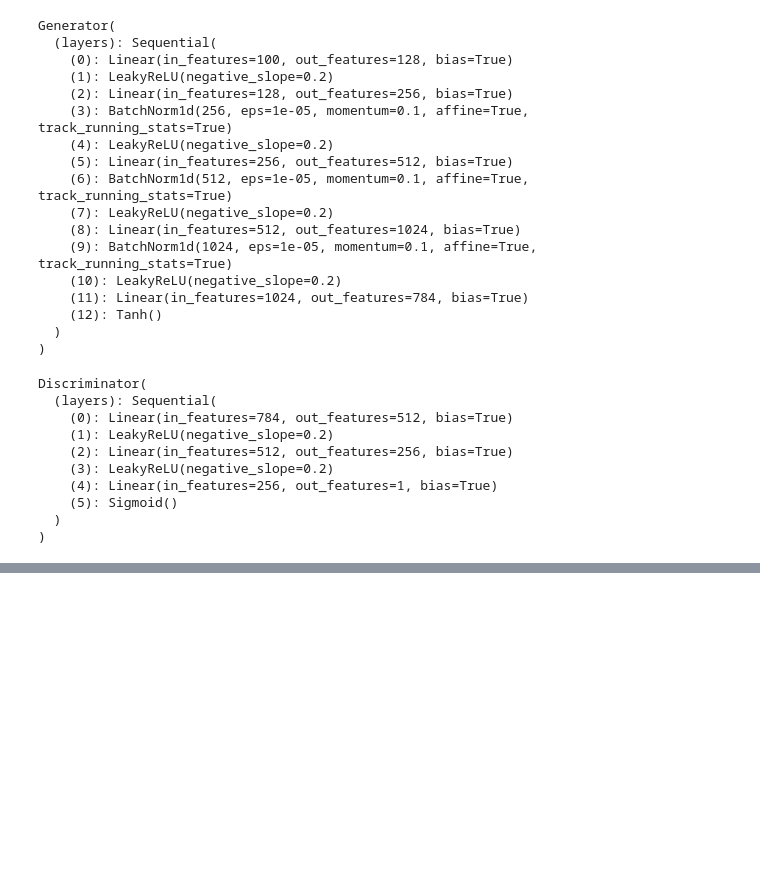
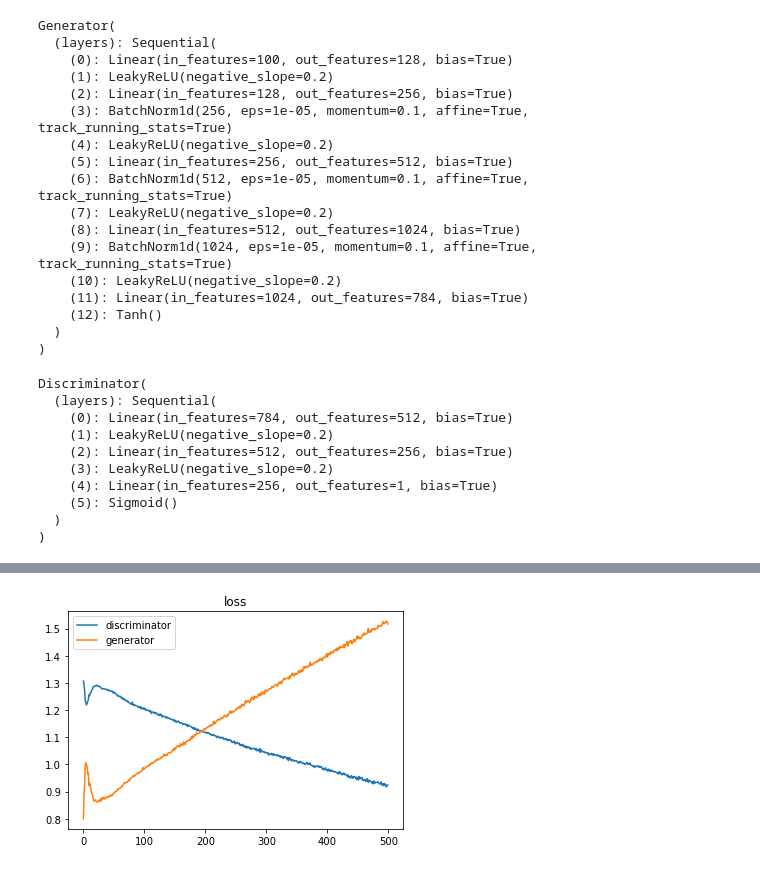
Before and after one commit to SnowCharmQ/2023-Spring-Deep-Learning-Assignment, a Jupyter notebook: Assignment3/part2.ipynb, the cells around one changed output, grey strips where cells are left out. Drawn from its saved outputs; the diff is of its cells as text; code cells hidden in the pictures; blank space fills up the shorter version.

```diff
--- a/Assignment3/part2.ipynb
+++ b/Assignment3/part2.ipynb
@@ -168,4 +179,15 @@ torch.save(generator.state_dict(), 'checkpoints/generator.pkl')
 ... (14 outputs left out)
+# %%
+def draw(errors_d, errors_g):
+    plt.plot(errors_d, label='discriminator')
+    plt.plot(errors_g, label='generator')
+    plt.legend()
+    plt.title('loss')
+    plt.show()
+# %%
+draw(errors_d, errors_g)
+# %% [output]
+[figure, added]
 # %%
 model = Generator().to(device)
 model.load_state_dict(torch.load('checkpoints/generator.pkl'))
```
Also changed, not shown: parts of 4 cells of this notebook, 2 other files.
